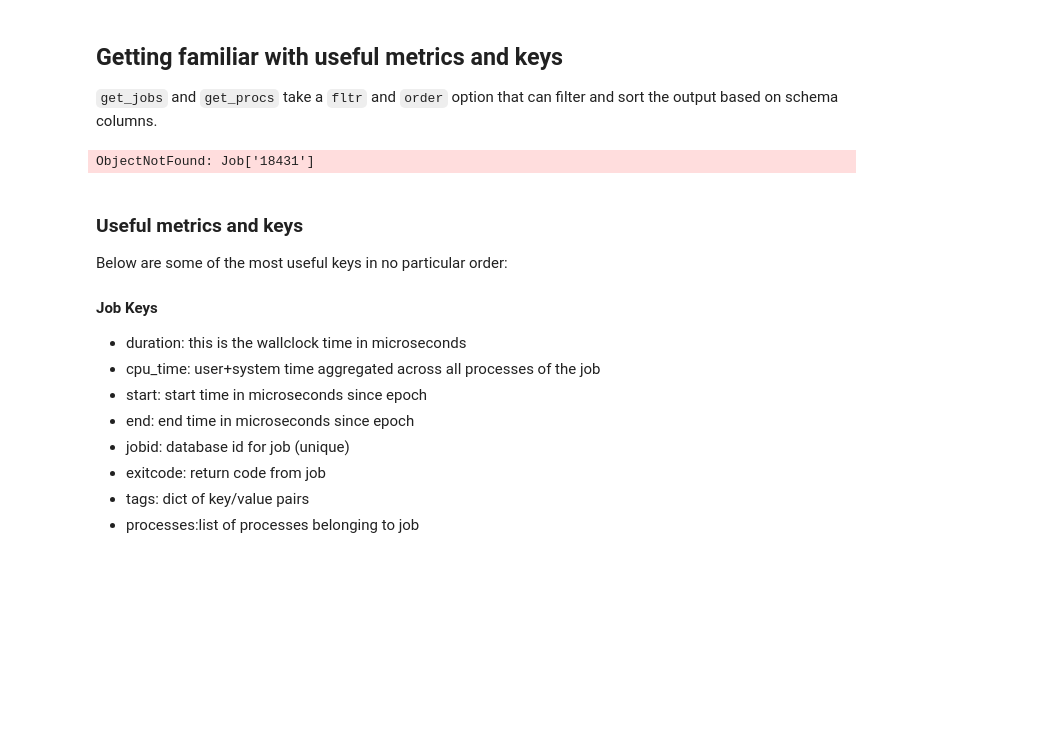
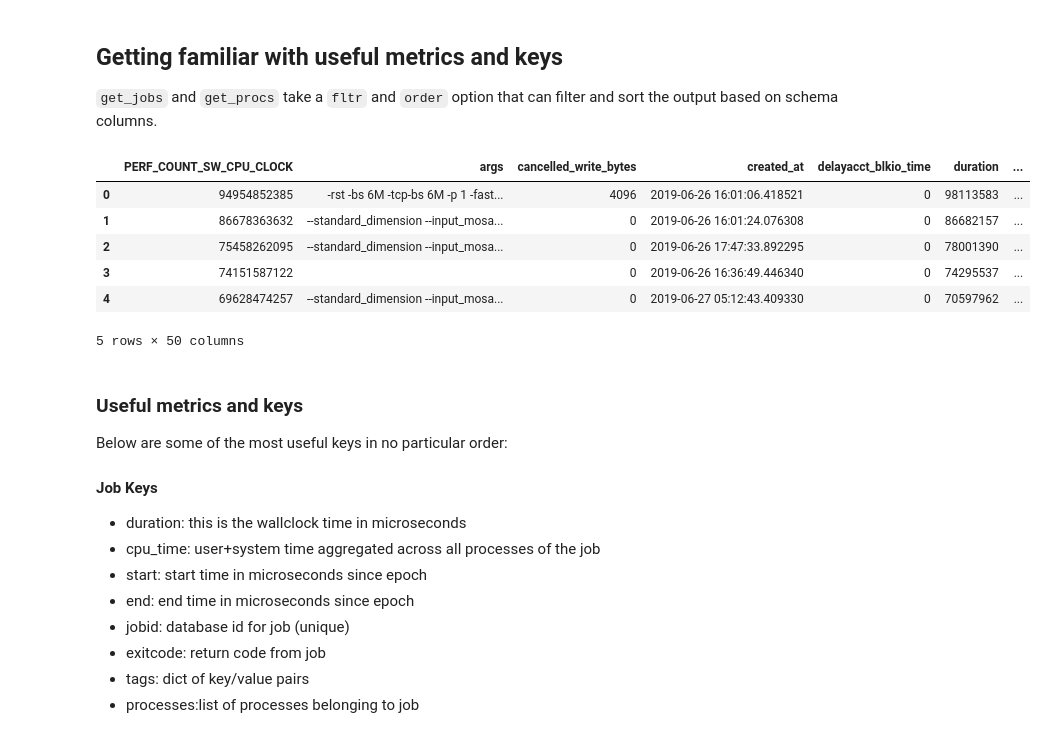
Before and after one commit to ilaflott/epmt, a Jupyter notebook: Query-API.ipynb, the cells around one changed output. Saved outputs shown, nothing was run; the diff lists cells and outputs as text; code cells hidden in the pictures; blank space fills up the shorter version.

```diff
--- a/Query-API.ipynb
+++ b/Query-API.ipynb
@@ -343,10 +357,17 @@ filter and sort the output based on schema columns.
 # %%
 # below we filter those processes of the job that exceed a certain
 # wallclock time, and then sort them by the exclusive cpu time (user+system)
 # fltr can be a lamdba function or a string
-eq.get_procs('18431', fltr = lambda p: p.duration > 100000, order = 'desc(p.exclusive_cpu_time)', fmt='pandas')
+# limit can be useful to restrict the number of elements in the output
+eq.get_procs(jobs_orm, fltr = lambda p: p.duration > 100000, order = 'desc(p.exclusive_cpu_time)', limit=5, fmt='pandas')
 # %% [output]
+|  | PERF_COUNT_SW_CPU_CLOCK | args | cancelled_write_bytes | created_at | delayacct_blkio_time | duration | ... |
+| 0 | 94954852385 | -rst -bs 6M -tcp-bs 6M -p 1 -fast... | 4096 | 2019-06-26 16:01:06.418521 | 0 | 98113583 | ... |
+| 1 | 86678363632 | --standard_dimension --input_mosa... | 0 | 2019-06-26 16:01:24.076308 | 0 | 86682157 | ... |
+| 2 | 75458262095 | --standard_dimension --input_mosa... | 0 | 2019-06-26 17:47:33.892295 | 0 | 78001390 | ... |
+| 3 | 74151587122 |  | 0 | 2019-06-26 16:36:49.446340 | 0 | 74295537 | ... |
+| 4 | 69628474257 | --standard_dimension --input_mosa... | 0 | 2019-06-27 05:12:43.409330 | 0 | 70597962 | ... |
-ObjectNotFound: Job['18431']
+5 rows × 50 columns
 # %% [markdown]
 ### Useful metrics and keys
 
```
Also changed, not shown: parts of 4 cells of this notebook.
